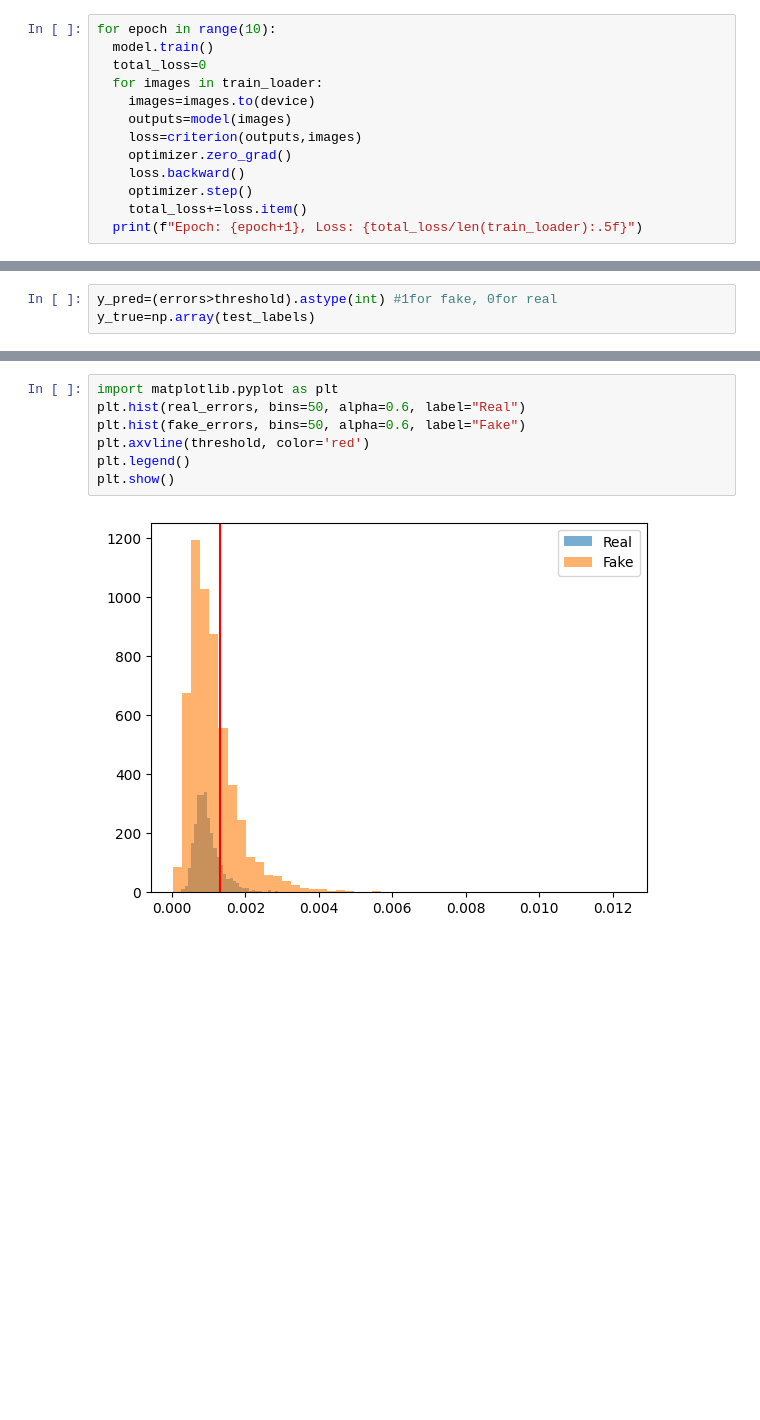
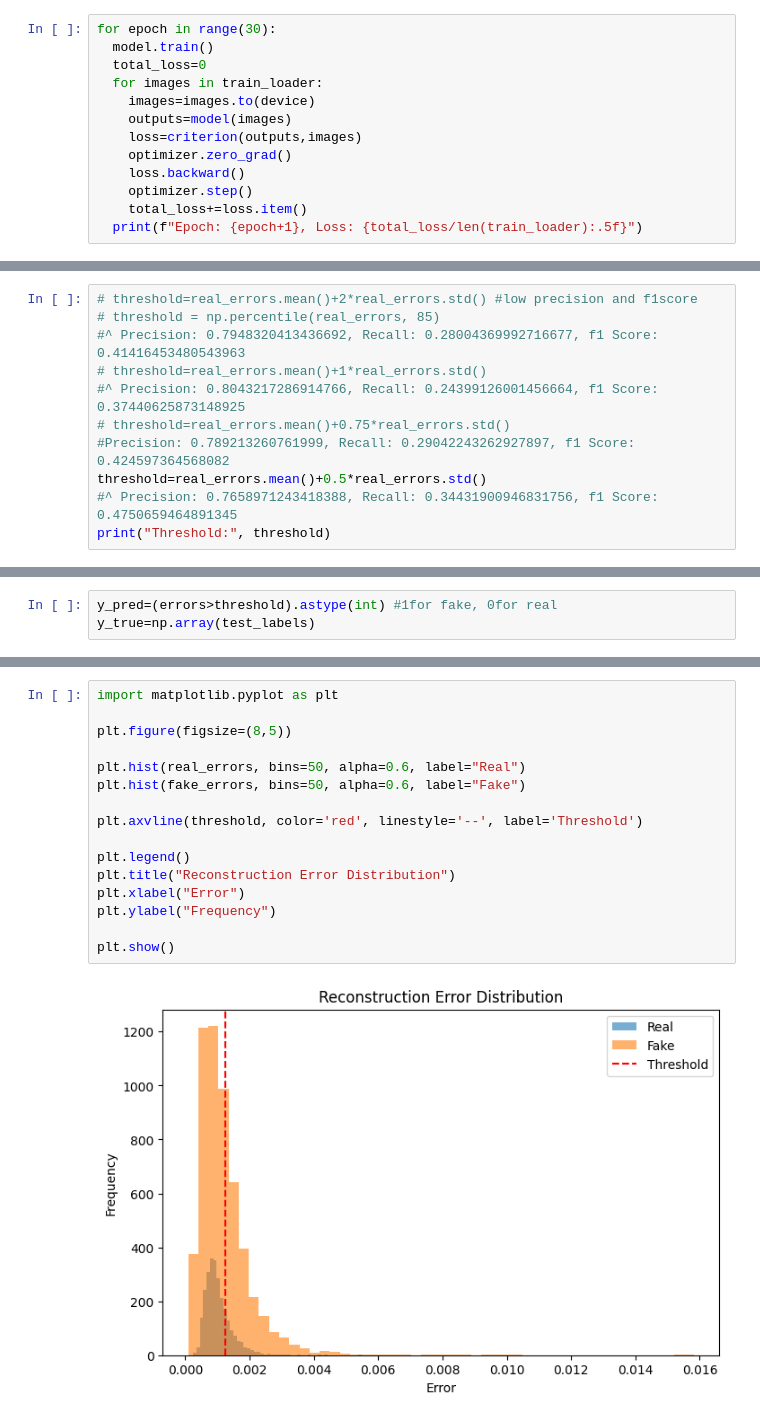
Before and after one commit to UmymaM/ml-dl-cv-fundamentals, a Jupyter notebook: anomaly-detection/training_autoencoder.ipynb, the cells around one changed output, grey strips where cells are left out. Drawn from its saved outputs; the diff is of its cells as text; blank space fills up the shorter version.

```diff
--- a/anomaly-detection/training_autoencoder.ipynb
+++ b/anomaly-detection/training_autoencoder.ipynb
@@ -161,7 +175,7 @@ optimizer=optim.Adam(model.parameters(),lr=0.001)
 # %% [markdown]
 **Training**
 # %%
-for epoch in range(10):
+for epoch in range(30):
   model.train()
   total_loss=0
   for images in train_loader:
@@ -214,0 +229,11 @@ Threshold: 0.0013144573
+# %%
+# threshold=real_errors.mean()+2*real_errors.std() #low precision and f1score
+# threshold = np.percentile(real_errors, 85)
+#^ Precision: 0.7948320413436692, Recall: 0.28004369992716677, f1 Score: 0.41416453480543963
+# threshold=real_errors.mean()+1*real_errors.std()
+#^ Precision: 0.8043217286914766, Recall: 0.24399126001456664, f1 Score: 0.37440625873148925
+# threshold=real_errors.mean()+0.75*real_errors.std()
+#Precision: 0.789213260761999, Recall: 0.29042243262927897, f1 Score: 0.424597364568082
+threshold=real_errors.mean()+0.5*real_errors.std()
+#^ Precision: 0.7658971243418388, Recall: 0.34431900946831756, f1 Score: 0.4750659464891345
+print("Threshold:", threshold)
@@ -225,9 +252,18 @@ f1 Score: 0.41416453480543963
 # %%
 import matplotlib.pyplot as plt
+
+plt.figure(figsize=(8,5))
+
 plt.hist(real_errors, bins=50, alpha=0.6, label="Real")
 plt.hist(fake_errors, bins=50, alpha=0.6, label="Fake")
-plt.axvline(threshold, color='red')
+
+plt.axvline(threshold, color='red', linestyle='--', label='Threshold')
+
 plt.legend()
+plt.title("Reconstruction Error Distribution")
+plt.xlabel("Error")
+plt.ylabel("Frequency")
+
 plt.show()
 # %% [output]
-[figure, old version]
+[figure, new version]
```
Also changed, not shown: parts of 9 cells of this notebook.
